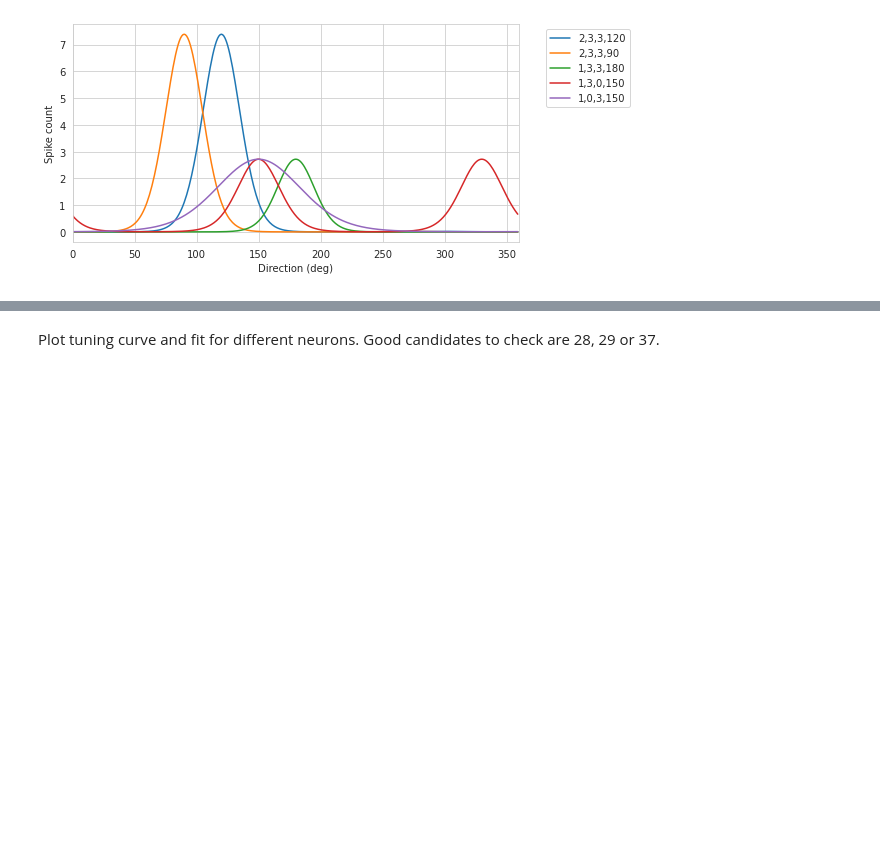
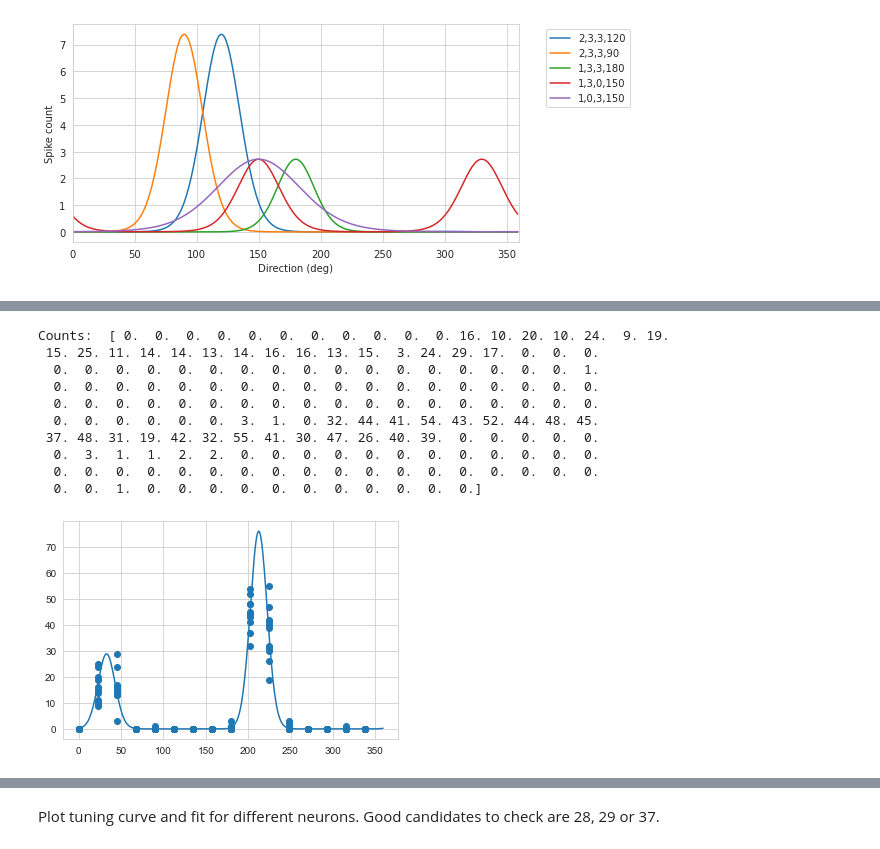
Before and after one commit to mdittschar/NDS, a Jupyter notebook: CodingLab5.ipynb, the cells around one changed output, grey strips where cells are left out. Saved outputs shown, nothing was run; the diff lists cells and outputs as text; code cells hidden in the pictures; blank space fills up the shorter version.

```diff
--- a/CodingLab5.ipynb
+++ b/CodingLab5.ipynb
@@ -362,0 +406,21 @@ plt.show()
+# %%
+dirs, counts = get_data(spikes,28)
+counts_m = counts.reshape((11, len(np.unique(dirs))))
+opt, _ = curve_fit(vonMises, dirs, counts)
+vm_fit = vonMises(np.linspace(0,360,num=360), *opt)
+plt.plot(vm_fit)
+
+plt.scatter(dirs, counts)
+print("Counts: ", counts)
+# %% [output]
+Counts:  [ 0.  0.  0.  0.  0.  0.  0.  0.  0.  0.  0. 16. 10. 20. 10. 24.  9. 19.
+ 15. 25. 11. 14. 14. 13. 14. 16. 16. 13. 15.  3. 24. 29. 17.  0.  0.  0.
+  0.  0.  0.  0.  0.  0.  0.  0.  0.  0.  0.  0.  0.  0.  0.  0.  0.  1.
+  0.  0.  0.  0.  0.  0.  0.  0.  0.  0.  0.  0.  0.  0.  0.  0.  0.  0.
+  0.  0.  0.  0.  0.  0.  0.  0.  0.  0.  0.  0.  0.  0.  0.  0.  0.  0.
+  0.  0.  0.  0.  0.  0.  3.  1.  0. 32. 44. 41. 54. 43. 52. 44. 48. 45.
+ 37. 48. 31. 19. 42. 32. 55. 41. 30. 47. 26. 40. 39.  0.  0.  0.  0.  0.
+  0.  3.  1.  1.  2.  2.  0.  0.  0.  0.  0.  0.  0.  0.  0.  0.  0.  0.
+  0.  0.  0.  0.  0.  0.  0.  0.  0.  0.  0.  0.  0.  0.  0.  0.  0.  0.
+  0.  0.  1.  0.  0.  0.  0.  0.  0.  0.  0.  0.  0.  0.]
+[figure, added]
```
Also changed, not shown: parts of 14 cells of this notebook.
